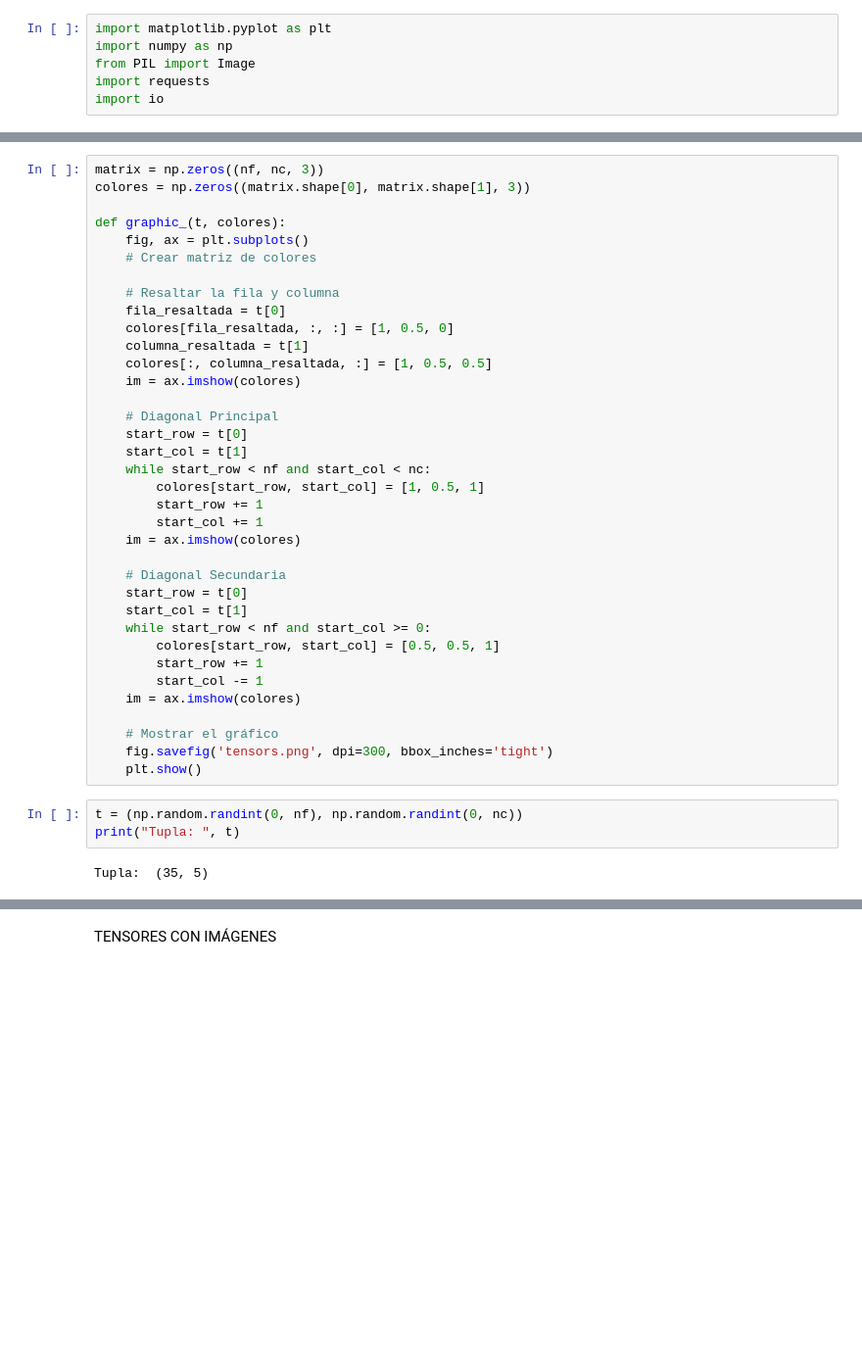
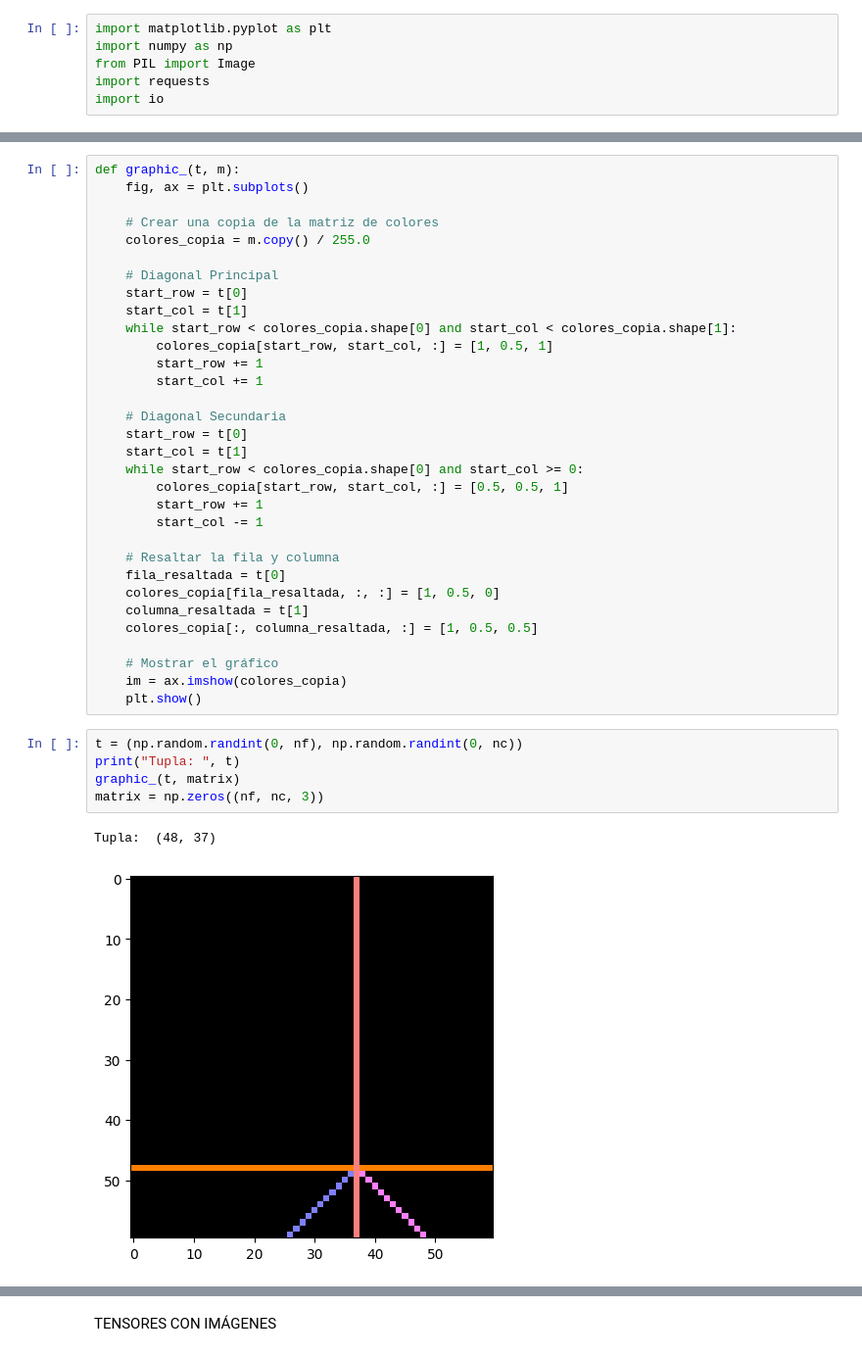
Before and after one commit to lunajulio/Tensors, a Jupyter notebook: tensors.ipynb, the cells around one changed output, grey strips where cells are left out. Shown at 98% size. Drawn from its saved outputs; the diff is of its cells as text; blank space fills up the shorter version.

```diff
--- a/tensors.ipynb
+++ b/tensors.ipynb
@@ -10,41 +39,40 @@ nc = int(input("Ingrese el número de columnas: "))
 # %%
-matrix = np.zeros((nf, nc, 3))
-colores = np.zeros((matrix.shape[0], matrix.shape[1], 3))
+def graphic_(t, m):
+    fig, ax = plt.subplots()
 
-def graphic_(t, colores):
-    fig, ax = plt.subplots()
-    # Crear matriz de colores
-
-    # Resaltar la fila y columna
-    fila_resaltada = t[0]
-    colores[fila_resaltada, :, :] = [1, 0.5, 0]
-    columna_resaltada = t[1]
-    colores[:, columna_resaltada, :] = [1, 0.5, 0.5]
-    im = ax.imshow(colores)
+    # Crear una copia de la matriz de colores
+    colores_copia = m.copy() / 255.0
 
     # Diagonal Principal
     start_row = t[0]
     start_col = t[1]
-    while start_row < nf and start_col < nc:
-        colores[start_row, start_col] = [1, 0.5, 1]
+    while start_row < colores_copia.shape[0] and start_col < colores_copia.shape[1]:
+        colores_copia[start_row, start_col, :] = [1, 0.5, 1]
         start_row += 1
         start_col += 1
-    im = ax.imshow(colores)
 
     # Diagonal Secundaria
     start_row = t[0]
     start_col = t[1]
-    while start_row < nf and start_col >= 0:
-        colores[start_row, start_col] = [0.5, 0.5, 1]
+    while start_row < colores_copia.shape[0] and start_col >= 0:
+        colores_copia[start_row, start_col, :] = [0.5, 0.5, 1]
         start_row += 1
         start_col -= 1
-    im = ax.imshow(colores)
+
+    # Resaltar la fila y columna
+    fila_resaltada = t[0]
+    colores_copia[fila_resaltada, :, :] = [1, 0.5, 0]
+    columna_resaltada = t[1]
+    colores_copia[:, columna_resaltada, :] = [1, 0.5, 0.5]
 
     # Mostrar el gráfico
-    fig.savefig('tensors.png', dpi=300, bbox_inches='tight')
+    im = ax.imshow(colores_copia)
     plt.show()
 # %%
 t = (np.random.randint(0, nf), np.random.randint(0, nc))
 print("Tupla: ", t)
+graphic_(t, matrix)
+matrix = np.zeros((nf, nc, 3))
 # %% [output]
-Tupla:  (35, 5)
+Tupla:  (48, 37)
+[figure, added]
```
Also changed, not shown: parts of 11 cells of this notebook, 2 other files.
